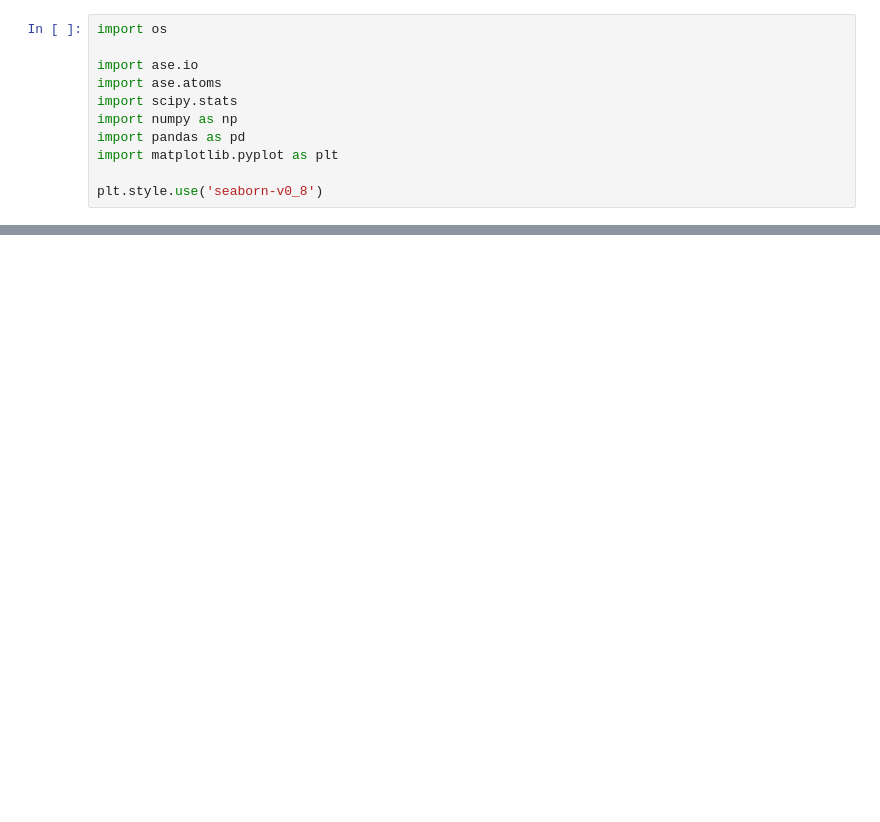
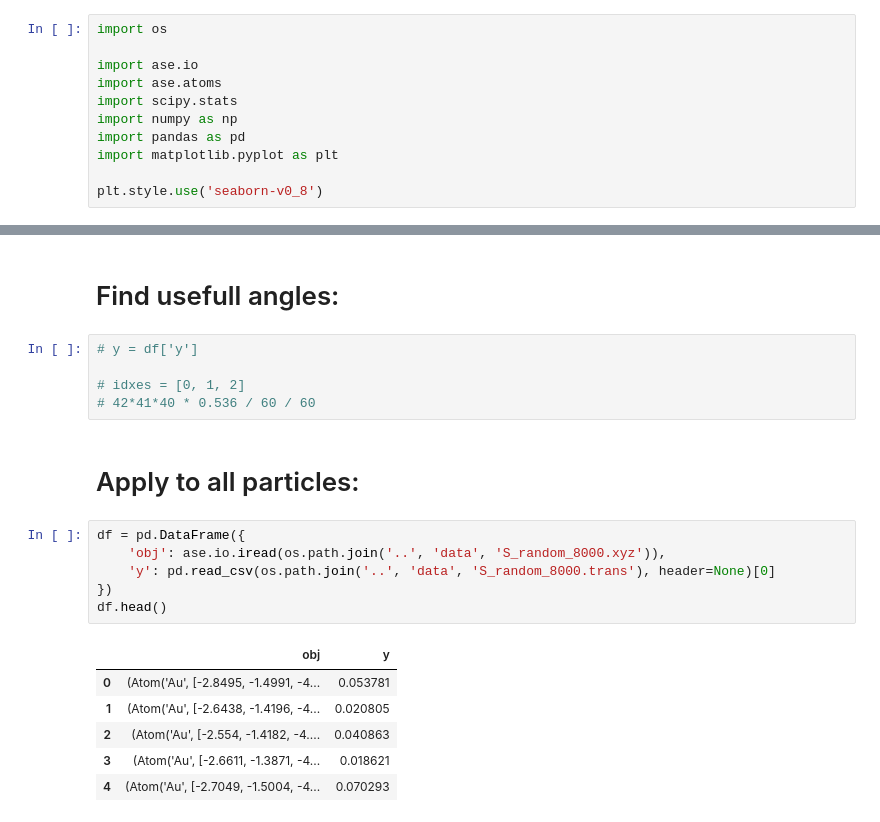
Before and after one commit to Kaprika66/AuAuAu, a Jupyter notebook: notebooks/poc.ipynb, the cells around one changed output, grey strips where cells are left out. Saved outputs shown, nothing was run; the diff lists cells and outputs as text; blank space fills up the shorter version.

```diff
--- a/notebooks/poc.ipynb
+++ b/notebooks/poc.ipynb
@@ -119,0 +227,22 @@ xyz.get_angles([[0,2, 3]])
+# %% [markdown]
+# Find usefull angles:
+# %%
+# y = df['y']
+
+# idxes = [0, 1, 2]
+# 42*41*40 * 0.536 / 60 / 60
+# %% [markdown]
+# Apply to all particles:
+# %%
+df = pd.DataFrame({
+    'obj': ase.io.iread(os.path.join('..', 'data', 'S_random_8000.xyz')),
+    'y': pd.read_csv(os.path.join('..', 'data', 'S_random_8000.trans'), header=None)[0]
+})
+df.head()
+# %% [output]
+|  | obj | y |
+| 0 | (Atom('Au', [-2.8495, -1.4991, -4... | 0.053781 |
+| 1 | (Atom('Au', [-2.6438, -1.4196, -4... | 0.020805 |
+| 2 | (Atom('Au', [-2.554, -1.4182, -4.... | 0.040863 |
+| 3 | (Atom('Au', [-2.6611, -1.3871, -4... | 0.018621 |
+| 4 | (Atom('Au', [-2.7049, -1.5004, -4... | 0.070293 |
```
Also changed, not shown: parts of 37 cells of this notebook.
